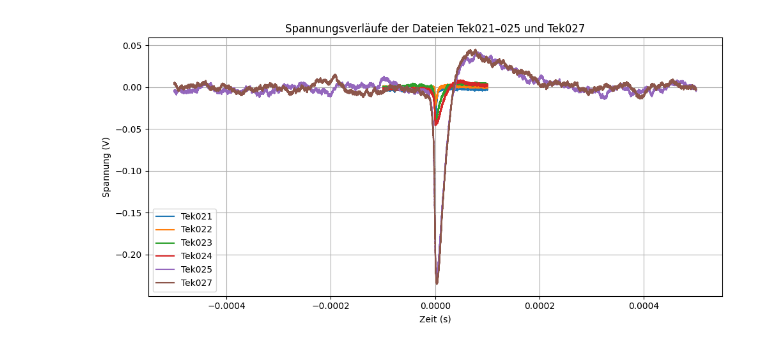
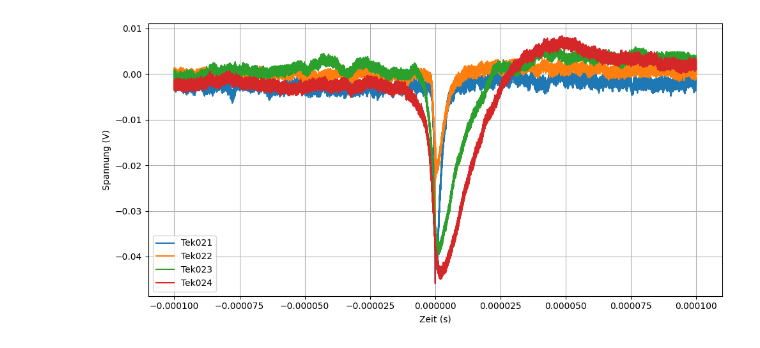
Before and after one commit to rojinaks/diy-particle-detector-V2, a Jupyter notebook: codes/Signal tests/vergleichRückkopplung.ipynb, the cells around one changed output. Drawn from its saved outputs; the diff is of its cells as text; code cells hidden in the pictures.

```diff
--- a/codes/Signal tests/vergleichRückkopplung.ipynb
+++ b/codes/Signal tests/vergleichRückkopplung.ipynb
@@ -3,33 +3,33 @@ import pandas as pd
 import matplotlib.pyplot as plt
 import os
 
 # Pfad zum Ordner
 folder = "/Users/rojinaksu/PycharmProjects/diy-particle-detector-V2/codes/Signal tests/messungen_BA"
 
 # Datei-Indizes
-file_indices = list(range(21, 26)) + [27]
+file_indices = list(range(21, 25))
 
 # Plot vorbereiten
 plt.figure(figsize=(10, 5))
 
 for i in file_indices:
     fname = os.path.join(folder, f"Tek{str(i).zfill(3)}.csv")
     try:
         df = pd.read_csv(fname, skiprows=8)
         time = pd.to_numeric(df.iloc[:, 0], errors='coerce')
         voltage = pd.to_numeric(df.iloc[:, 1], errors='coerce')
 
         plt.plot(time, voltage, label=f"Tek{str(i).zfill(3)}")
     except Exception as e:
         print(f"Fehler bei Datei {fname}: {e}")
 
 # Plot-Details
 plt.xlabel("Zeit (s)")
 plt.ylabel("Spannung (V)")
-plt.title("Spannungsverläufe der Dateien Tek021–025 und Tek027")
+#plt.title("Spannungsverläufe der Dateien Tek021–025 und Tek027")
 plt.legend()
 plt.grid(True)
 plt.tight_layout()
 plt.show()
 # %% [output]
-[figure, old version]
+[figure, new version]
```
Also changed, not shown: parts of 2 cells of this notebook, 14 other files.
